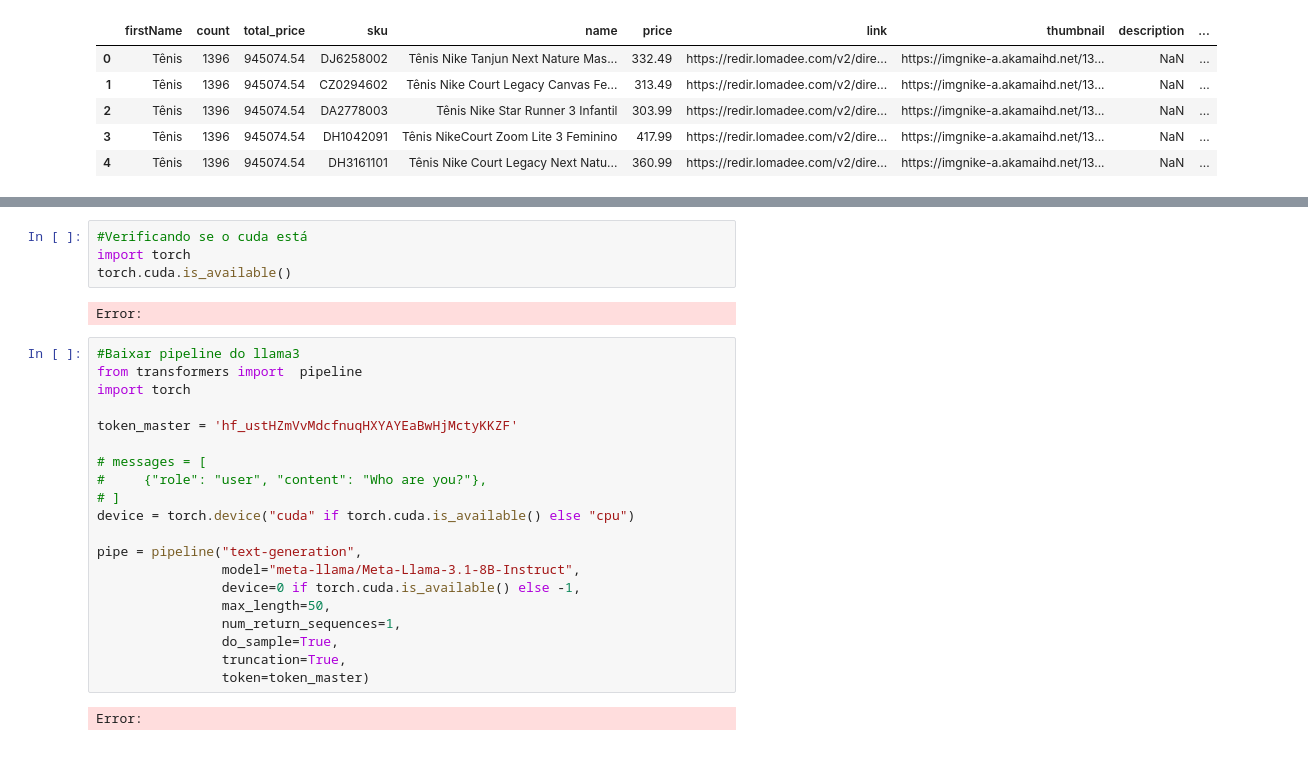
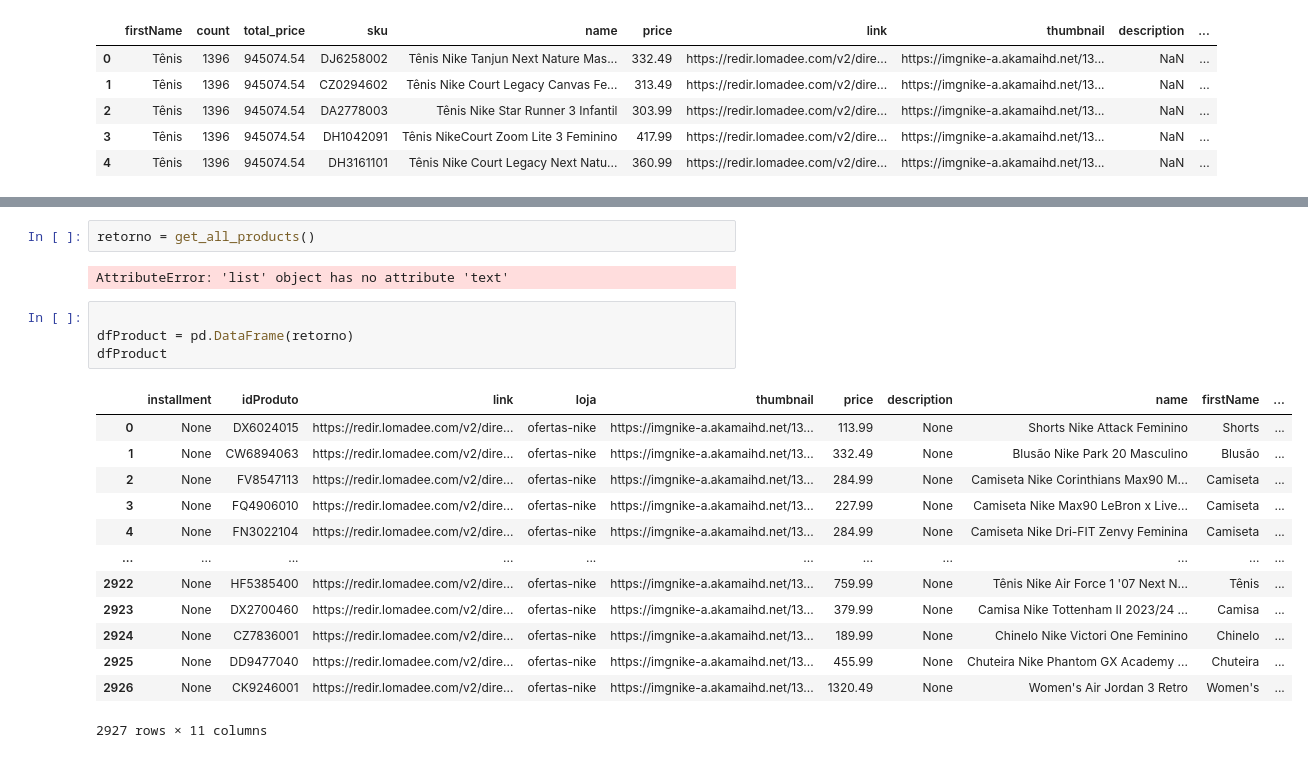
Before and after one commit to cezarbaque1/surprise-recomendacao, a Jupyter notebook: base_produtos.ipynb, the cells around one changed output, grey strips where cells are left out. Drawn from its saved outputs; the diff is of its cells as text.

```diff
--- a/base_produtos.ipynb
+++ b/base_produtos.ipynb
@@ -147,28 +116,22 @@ Error:
-# %%
-#Verificando se o cuda está
-import torch
-torch.cuda.is_available()
-# %% [output]
-Error:
-# %%
-#Baixar pipeline do llama3
-from transformers import  pipeline
-import torch
-
-token_master = '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'
-
-# messages = [
-#     {"role": "user", "content": "Who are you?"},
-# ]
-device = torch.device("cuda" if torch.cuda.is_available() else "cpu")
-
-pipe = pipeline("text-generation",
-                model="meta-llama/Meta-Llama-3.1-8B-Instruct",
-                device=0 if torch.cuda.is_available() else -1,
-                max_length=50,
-                num_return_sequences=1,
-                do_sample=True,
-                truncation=True,
-                token=token_master)
-# %% [output]
-Error:
+# %%
+retorno = get_all_products()
+# %% [output]
+AttributeError: 'list' object has no attribute 'text'
+# %%
+
+dfProduct = pd.DataFrame(retorno)
+dfProduct
+# %% [output]
+|  | installment | idProduto | link | loja | thumbnail | price | description | name | firstName | ... |
+| 0 | None | DX6024015 | https://redir.lomadee.com/v2/dire... | ofertas-nike | https://imgnike-a.akamaihd.net/13... | 113.99 | None | Shorts Nike Attack Feminino | Shorts | ... |
+| 1 | None | CW6894063 | https://redir.lomadee.com/v2/dire... | ofertas-nike | https://imgnike-a.akamaihd.net/13... | 332.49 | None | Blusão Nike Park 20 Masculino | Blusão | ... |
+| 2 | None | FV8547113 | https://redir.lomadee.com/v2/dire... | ofertas-nike | https://imgnike-a.akamaihd.net/13... | 284.99 | None | Camiseta Nike Corinthians Max90 M... | Camiseta | ... |
+| 3 | None | FQ4906010 | https://redir.lomadee.com/v2/dire... | ofertas-nike | https://imgnike-a.akamaihd.net/13... | 227.99 | None | Camiseta Nike Max90 LeBron x Live... | Camiseta | ... |
+| 4 | None | FN3022104 | https://redir.lomadee.com/v2/dire... | ofertas-nike | https://imgnike-a.akamaihd.net/13... | 284.99 | None | Camiseta Nike Dri-FIT Zenvy Feminina | Camiseta | ... |
+| ... | ... | ... | ... | ... | ... | ... | ... | ... | ... | ... |
+| 2922 | None | HF5385400 | https://redir.lomadee.com/v2/dire... | ofertas-nike | https://imgnike-a.akamaihd.net/13... | 759.99 | None | Tênis Nike Air Force 1 '07 Next N... | Tênis | ... |
+| 2923 | None | DX2700460 | https://redir.lomadee.com/v2/dire... | ofertas-nike | https://imgnike-a.akamaihd.net/13... | 379.99 | None | Camisa Nike Tottenham II 2023/24 ... | Camisa | ... |
+| 2924 | None | CZ7836001 | https://redir.lomadee.com/v2/dire... | ofertas-nike | https://imgnike-a.akamaihd.net/13... | 189.99 | None | Chinelo Nike Victori One Feminino | Chinelo | ... |
+| 2925 | None | DD9477040 | https://redir.lomadee.com/v2/dire... | ofertas-nike | https://imgnike-a.akamaihd.net/13... | 455.99 | None | Chuteira Nike Phantom GX Academy ... | Chuteira | ... |
+| 2926 | None | CK9246001 | https://redir.lomadee.com/v2/dire... | ofertas-nike | https://imgnike-a.akamaihd.net/13... | 1320.49 | None | Women's Air Jordan 3 Retro | Women's | ... |
+2927 rows × 11 columns
```
Also changed, not shown: parts of 4 cells of this notebook, 6 other files.
